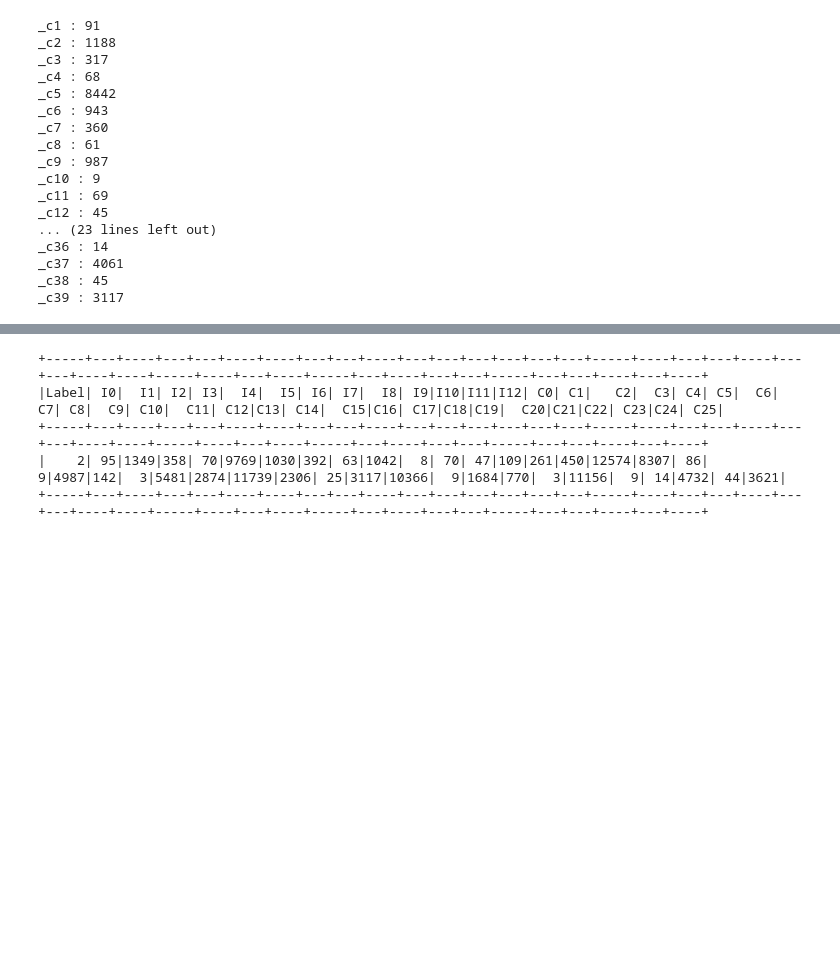
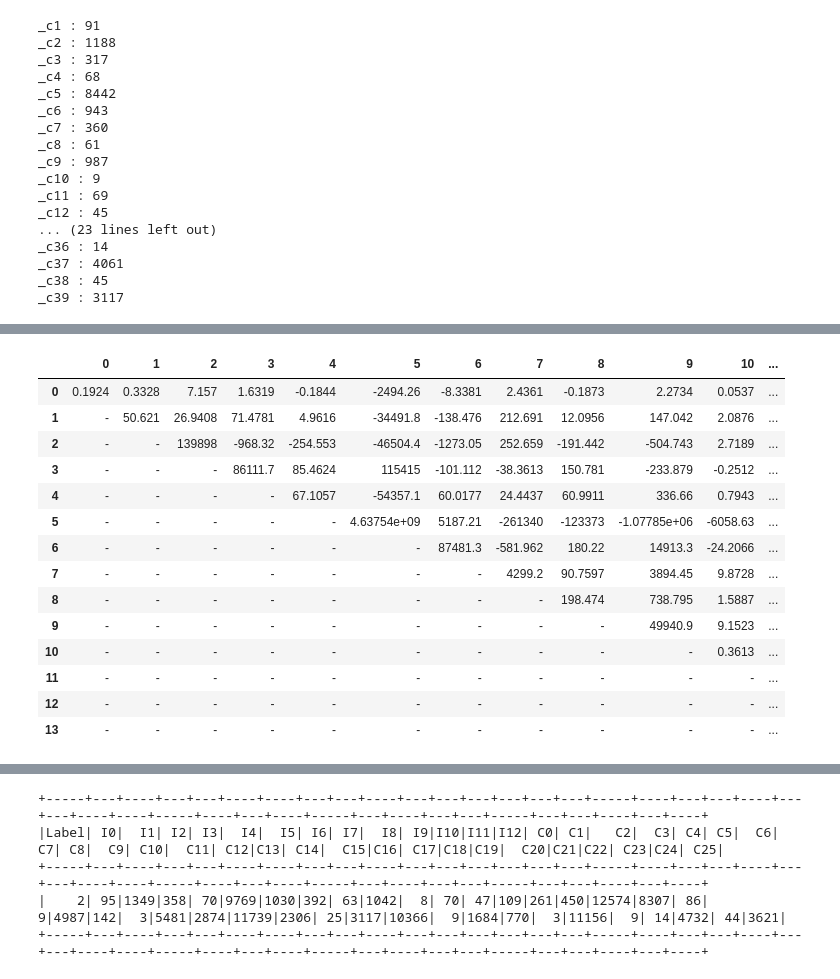
Before and after one commit to noahrandolph/Parallel-Click-Through-Rate-Predictor, a Jupyter notebook: misc_code/Alice.ipynb, the cells around one changed output, grey strips where cells are left out. Saved outputs shown, nothing was run; the diff lists cells and outputs as text; code cells hidden in the pictures; blank space fills up the shorter version.

```diff
--- a/misc_code/Alice.ipynb
+++ b/misc_code/Alice.ipynb
@@ -182,3 +238,21 @@ _c39 : 3117
+# %%
+pd.DataFrame(cov_matrix).replace(0, '-')
+# %% [output]
+|  | 0 | 1 | 2 | 3 | 4 | 5 | 6 | 7 | 8 | 9 | 10 | ... |
+| 0 | 0.1924 | 0.3328 | 7.157 | 1.6319 | -0.1844 | -2494.26 | -8.3381 | 2.4361 | -0.1873 | 2.2734 | 0.0537 | ... |
+| 1 | - | 50.621 | 26.9408 | 71.4781 | 4.9616 | -34491.8 | -138.476 | 212.691 | 12.0956 | 147.042 | 2.0876 | ... |
+| 2 | - | - | 139898 | -968.32 | -254.553 | -46504.4 | -1273.05 | 252.659 | -191.442 | -504.743 | 2.7189 | ... |
+| 3 | - | - | - | 86111.7 | 85.4624 | 115415 | -101.112 | -38.3613 | 150.781 | -233.879 | -0.2512 | ... |
+| 4 | - | - | - | - | 67.1057 | -54357.1 | 60.0177 | 24.4437 | 60.9911 | 336.66 | 0.7943 | ... |
+| 5 | - | - | - | - | - | 4.63754e+09 | 5187.21 | -261340 | -123373 | -1.07785e+06 | -6058.63 | ... |
+| 6 | - | - | - | - | - | - | 87481.3 | -581.962 | 180.22 | 14913.3 | -24.2066 | ... |
+| 7 | - | - | - | - | - | - | - | 4299.2 | 90.7597 | 3894.45 | 9.8728 | ... |
+| 8 | - | - | - | - | - | - | - | - | 198.474 | 738.795 | 1.5887 | ... |
+| 9 | - | - | - | - | - | - | - | - | - | 49940.9 | 9.1523 | ... |
+| 10 | - | - | - | - | - | - | - | - | - | - | 0.3613 | ... |
+| 11 | - | - | - | - | - | - | - | - | - | - | - | ... |
+| 12 | - | - | - | - | - | - | - | - | - | - | - | ... |
+| 13 | - | - | - | - | - | - | - | - | - | - | - | ... |
 # %%
 ! pip install pyspark_dist_explore
 # %% [output]
```
Also changed, not shown: parts of 22 cells of this notebook.
